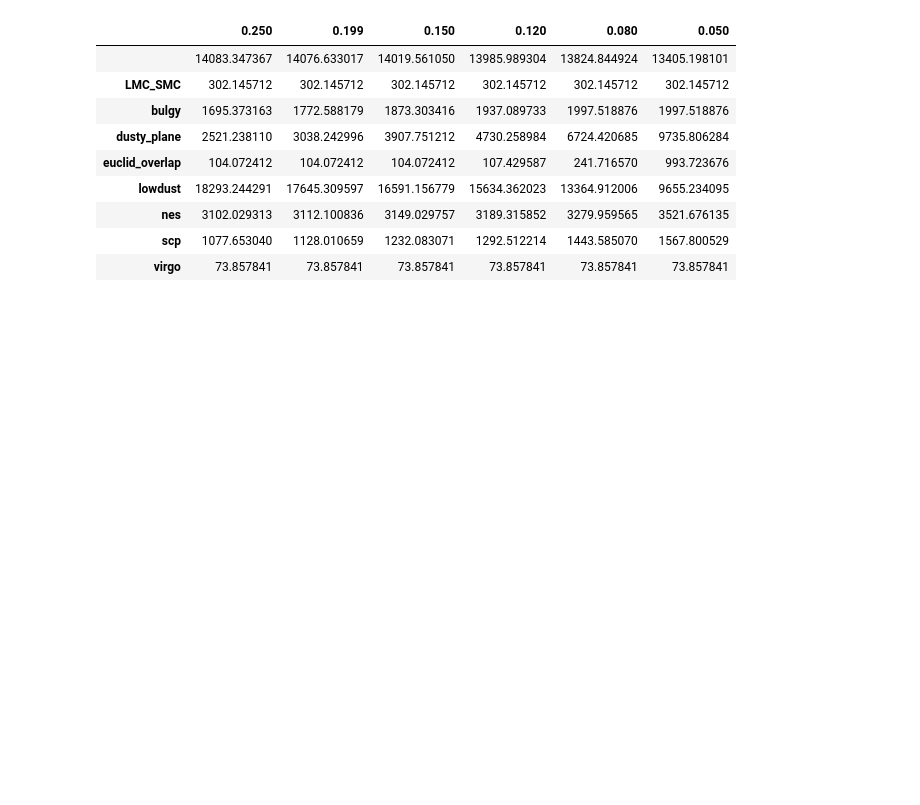
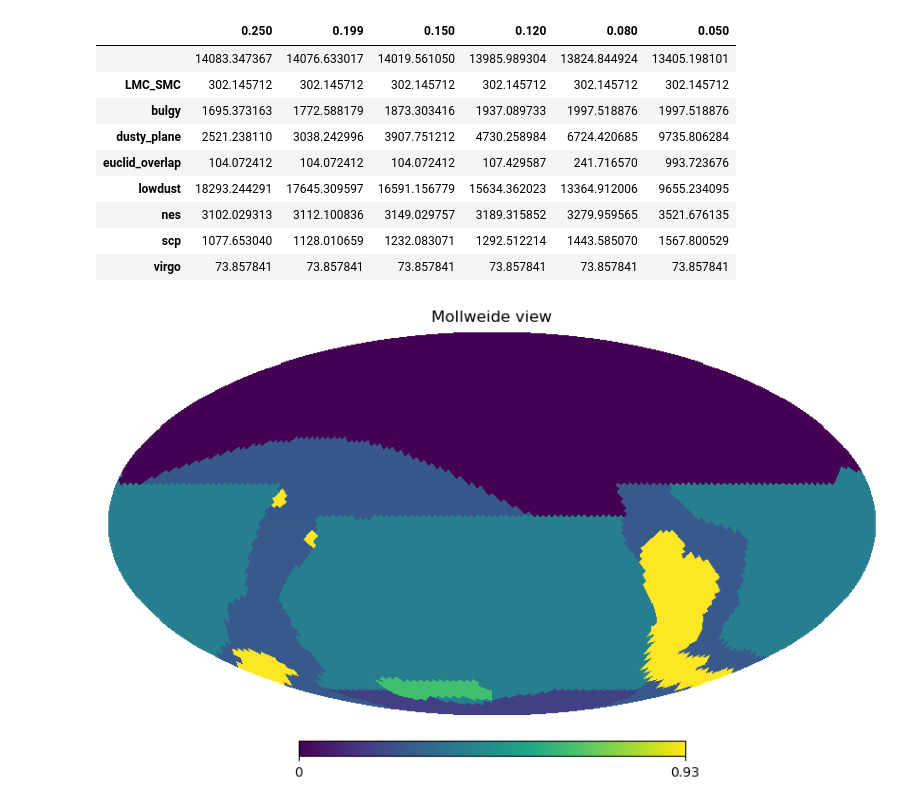
Before and after one commit to lsst-sims/sims_featureScheduler_runs5.3, a Jupyter notebook: shrink_fp/used_footprints.ipynb, the cells around one changed output. Saved outputs shown, nothing was run; the diff lists cells and outputs as text; code cells hidden in the pictures; blank space fills up the shorter version.

```diff
--- a/shrink_fp/used_footprints.ipynb
+++ b/shrink_fp/used_footprints.ipynb
@@ -50,3 +50,10 @@ df
 | nes | 3102.029313 | 3112.100836 | 3149.029757 | 3189.315852 | 3279.959565 | 3521.676135 |
 | scp | 1077.653040 | 1128.010659 | 1232.083071 | 1292.512214 | 1443.585070 | 1567.800529 |
 | virgo | 73.857841 | 73.857841 | 73.857841 | 73.857841 | 73.857841 | 73.857841 |
+# %%
+sky = CurrentAreaMap(nside=nside)
+footprints_hp_array, labels = sky.return_maps()
+# %%
+hp.mollview(footprints_hp_array['g'])
+# %% [output]
+[figure, added]
```
Also changed, not shown: parts of 3 cells of this notebook, 4 other files.
